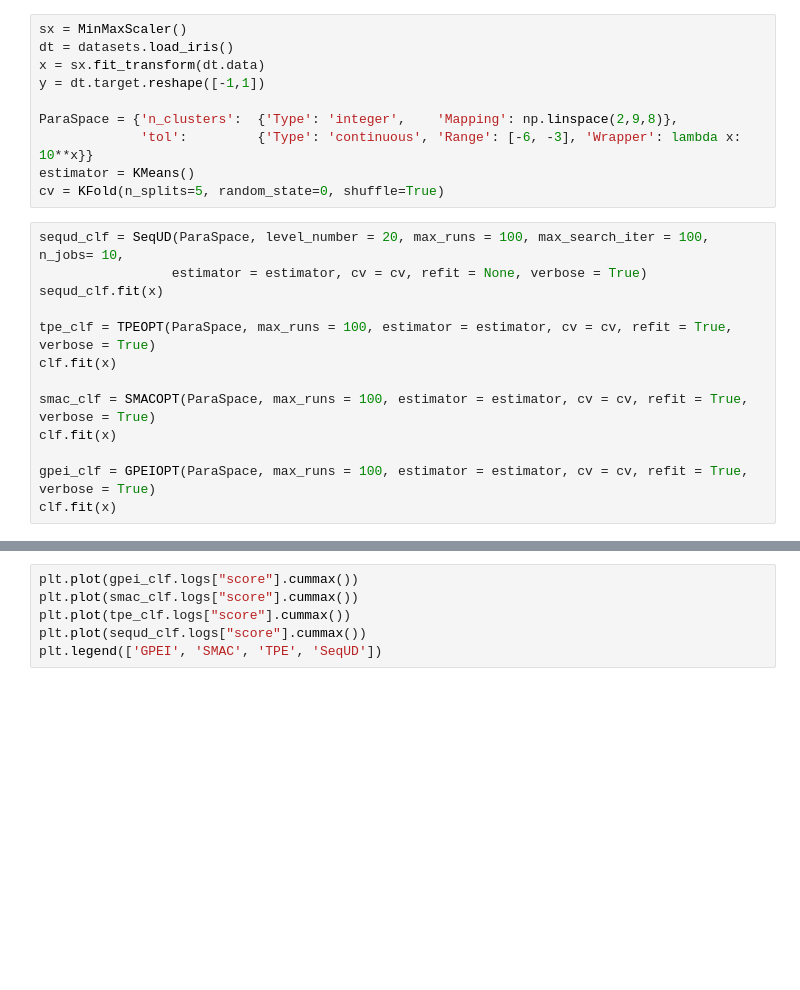
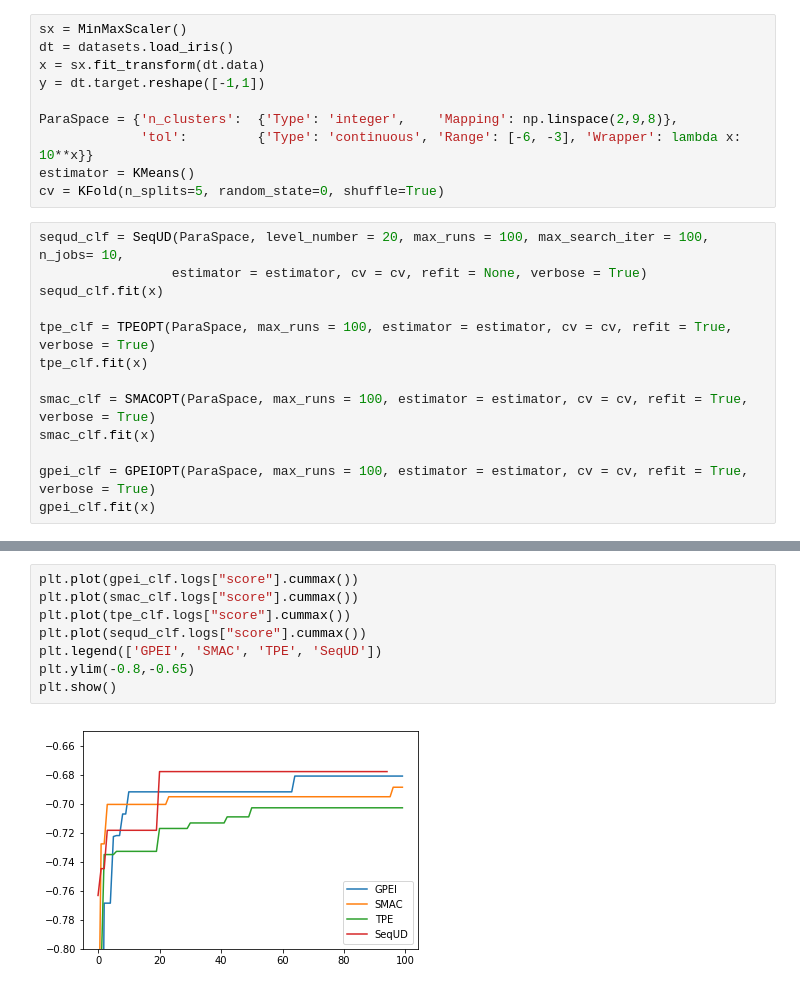
Before and after one commit to ZebinYang/SeqUD, a Jupyter notebook: examples/sklearn_search.ipynb, the cells around one changed output, grey strips where cells are left out. Drawn from its saved outputs; the diff is of its cells as text; blank space fills up the shorter version.

```diff
--- a/examples/sklearn_search.ipynb
+++ b/examples/sklearn_search.ipynb
@@ -134,10 +231,10 @@ sequd_clf = SeqUD(ParaSpace, level_number = 20, max_runs = 100, max_search_iter
 sequd_clf.fit(x)
 
 tpe_clf = TPEOPT(ParaSpace, max_runs = 100, estimator = estimator, cv = cv, refit = True, verbose = True)
-clf.fit(x)
+tpe_clf.fit(x)
 
 smac_clf = SMACOPT(ParaSpace, max_runs = 100, estimator = estimator, cv = cv, refit = True, verbose = True)
-clf.fit(x)
+smac_clf.fit(x)
 
 gpei_clf = GPEIOPT(ParaSpace, max_runs = 100, estimator = estimator, cv = cv, refit = True, verbose = True)
-clf.fit(x)
+gpei_clf.fit(x)
@@ -144,6 +272,10 @@ clf.fit(x)
 # %%
 plt.plot(gpei_clf.logs["score"].cummax())
 plt.plot(smac_clf.logs["score"].cummax())
 plt.plot(tpe_clf.logs["score"].cummax())
 plt.plot(sequd_clf.logs["score"].cummax())
 plt.legend(['GPEI', 'SMAC', 'TPE', 'SeqUD'])
+plt.ylim(-0.8,-0.65)
+plt.show()
+# %% [output]
+[figure, added]
```
Also changed, not shown: parts of 8 cells of this notebook, 54 other files.
